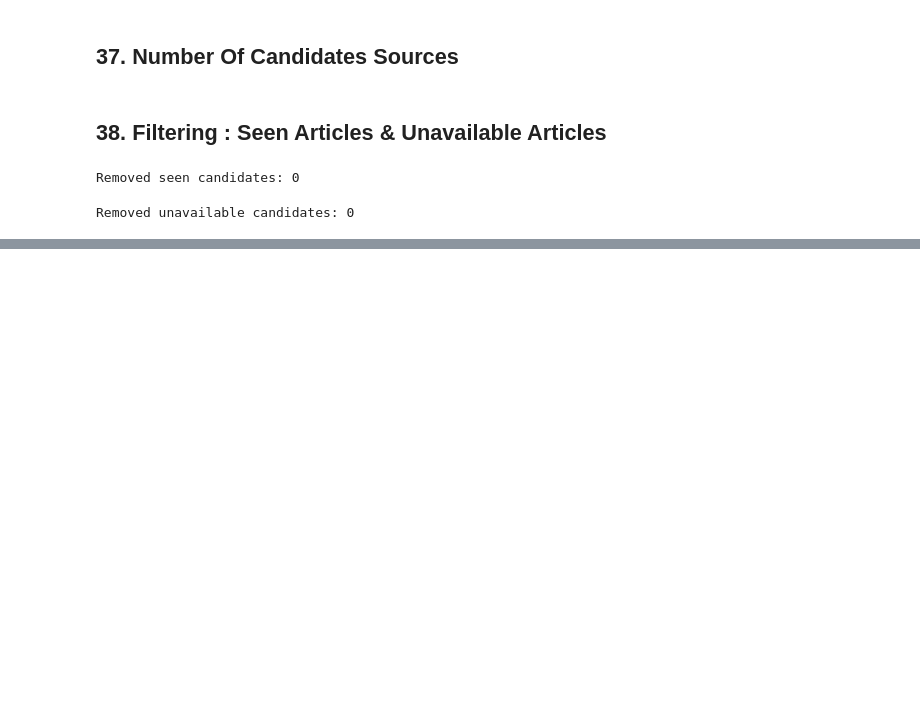
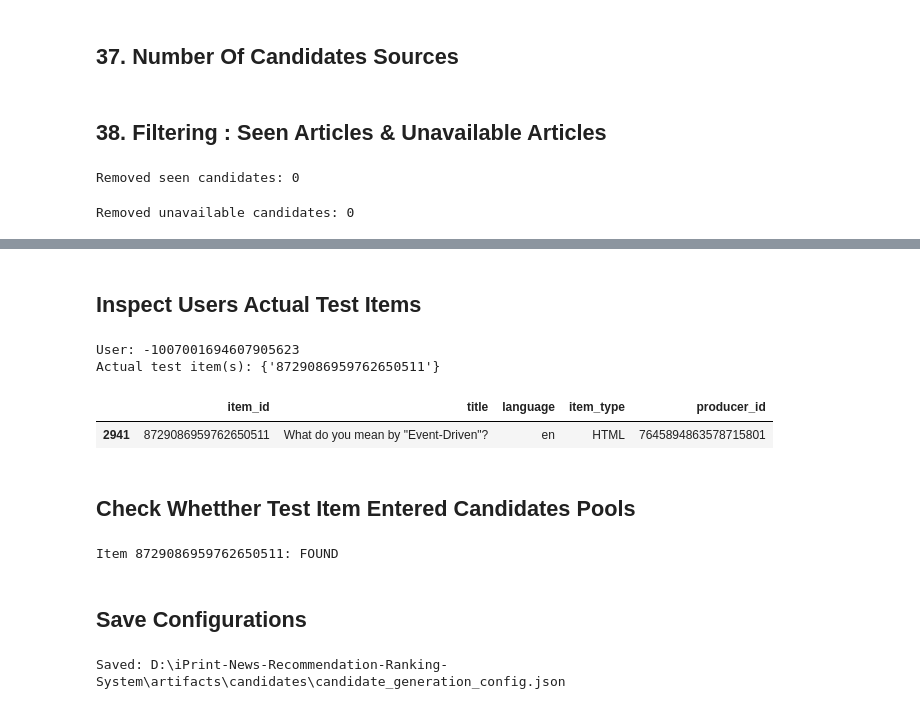
Before and after one commit to PhysicalAIEngineer/iPrint-News-Recommendation-Ranking-System, a Jupyter notebook: Notebook/05_Candidate_Generation.ipynb, the cells around one changed output, grey strips where cells are left out. Saved outputs shown, nothing was run; the diff lists cells and outputs as text; code cells hidden in the pictures; blank space fills up the shorter version.

```diff
--- a/Notebook/05_Candidate_Generation.ipynb
+++ b/Notebook/05_Candidate_Generation.ipynb
@@ -772,0 +1660,31 @@ Removed unavailable candidates: 0
+# %% [markdown]
+## Inspect Users Actual Test Items
+# %%
+print("User:", inspect_user)
+print("Actual test item(s):", test_truth.get(inspect_user,set()))
+test_items = test_truth.get(inspect_user,set())
+display(article_catalog[article_catalog["item_id"].isin(test_items)][["item_id","title","language","item_type","producer_id"]])
+# %% [output]
+User: -1007001694607905623
+Actual test item(s): {'8729086959762650511'}
+|  | item_id | title | language | item_type | producer_id |
+| 2941 | 8729086959762650511 | What do you mean by "Event-Driven"? | en | HTML | 7645894863578715801 |
+# %% [markdown]
+## Check Whetther Test Item Entered Candidates Pools
+# %%
+for item_id in test_truth.get(inspect_user, set()):
+    match = candidate_features[(candidate_features["consumer_id"] == inspect_user) & (candidate_features["item_id"] == item_id)]
+    print(f"Item {item_id}:", "FOUND" if not match.empty else "NOT FOUND")
+# %% [output]
+Item 8729086959762650511: FOUND
+# %% [markdown]
+## Save Configurations
+# %%
+import json
+candidate_config = {"candidate_k_per_source": CANDIDATE_K, "final_candidate_k": FINAL_CANDIDATE_K, "top_k": TOP_K,"recent_days":RECENT_DAYS,"recency_half_life_days":RECENCY_HALF_LIFE_DAYS,"interaction_weights":INTERACTION_WEIGHTS,"candidate_sources": ["popularity","trending","country","tfidf","item_cf","als","semantic",],"content_based_language":"en","availability_rule":"latest_content_state","seen_item_rule": "remove_training_history_items","split_strategy": "last_interaction_per_user",}
+config_path = (CANDIDATE_DIR / "candidate_generation_config.json")
+with open(config_path,"w", encoding="utf-8") as file:
+    json.dump(candidate_config, file, indent=4, default=str)
+print("Saved:", config_path)
+# %% [output]
+Saved: D:\iPrint-News-Recommendation-Ranking-System\artifacts\candidates\candidate_generation_config.json
```
Also changed, not shown: parts of 97 cells of this notebook, 5 other files.
